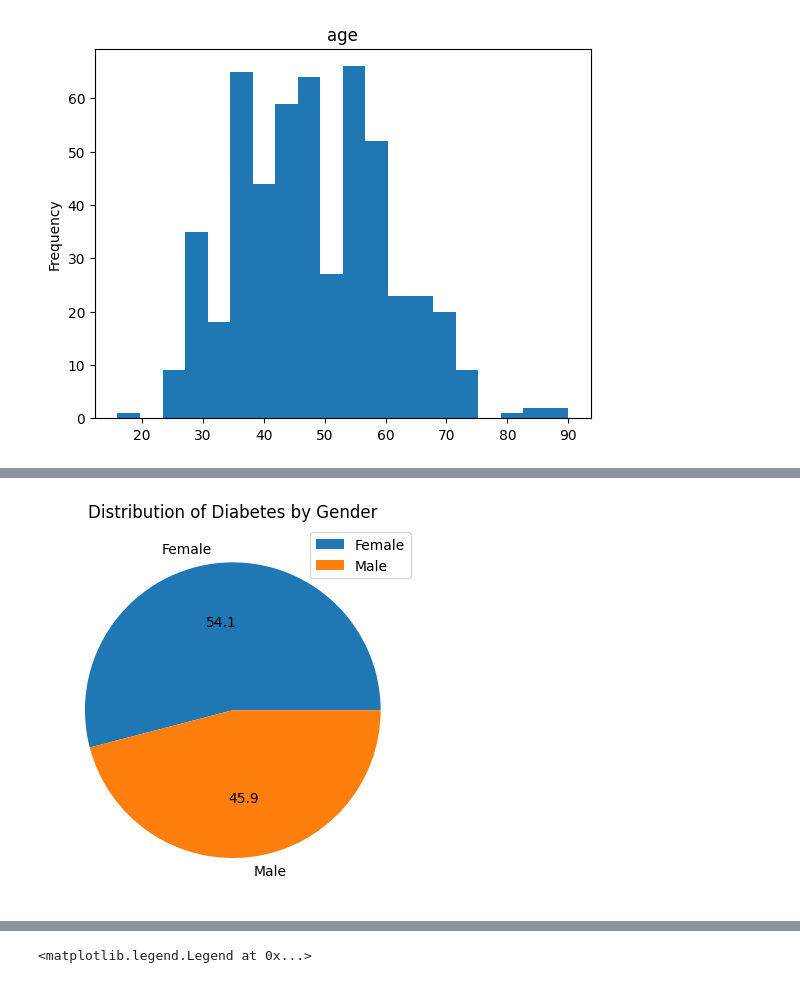
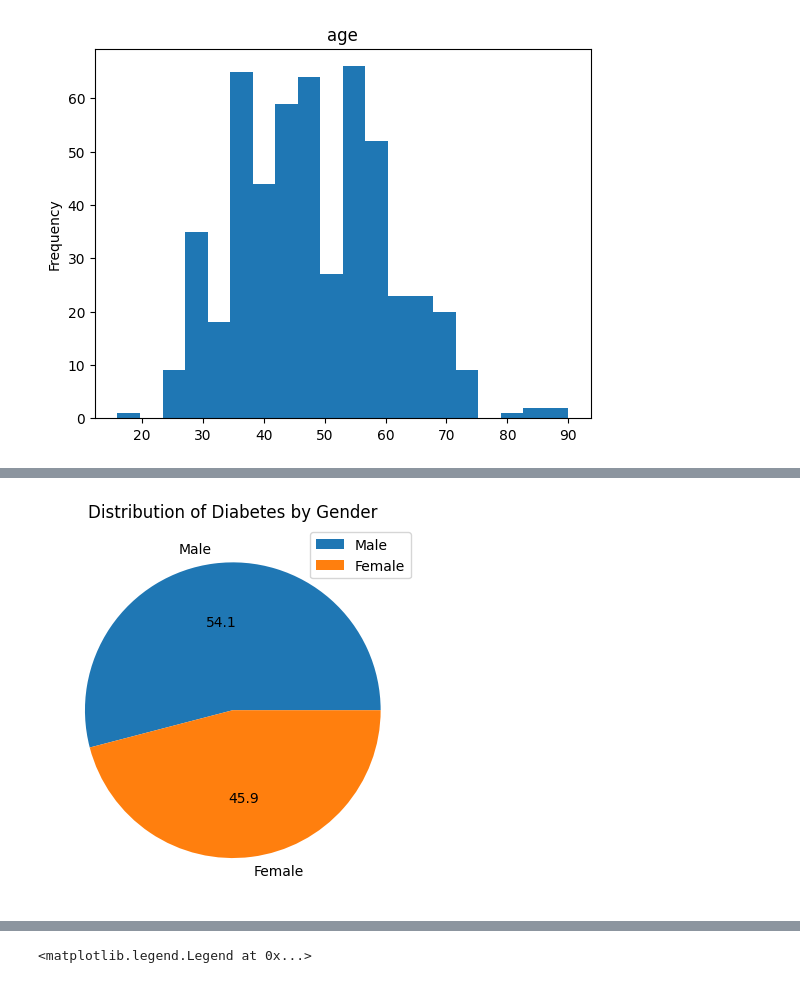
Before and after one commit to Sriraj-Penjerla/Sriraj-GlucoSense-Infy-Nov24, a Jupyter notebook: Glucosense_Infy.ipynb, the cells around one changed output, grey strips where cells are left out. Cells and saved outputs as stored; diff of their text form; code cells hidden in the pictures.

```diff
--- a/Glucosense_Infy.ipynb
+++ b/Glucosense_Infy.ipynb
@@ -48,8 +48,8 @@ The above plot shows us the age distribution in the data
 # %%
 gender_diabetes_counts = data[data['class'] == 1]['gender'].value_counts()
-plt.pie(gender_diabetes_counts, labels=["Female","Male"], autopct='%1.1f')
+plt.pie(gender_diabetes_counts, labels=["Male","Female"], autopct='%1.1f')
 plt.title('Distribution of Diabetes by Gender')
 plt.legend()
 plt.show()
 # %% [output]
-[figure, old version]
+[figure, new version]
```
Also changed, not shown: parts of 18 cells of this notebook.
